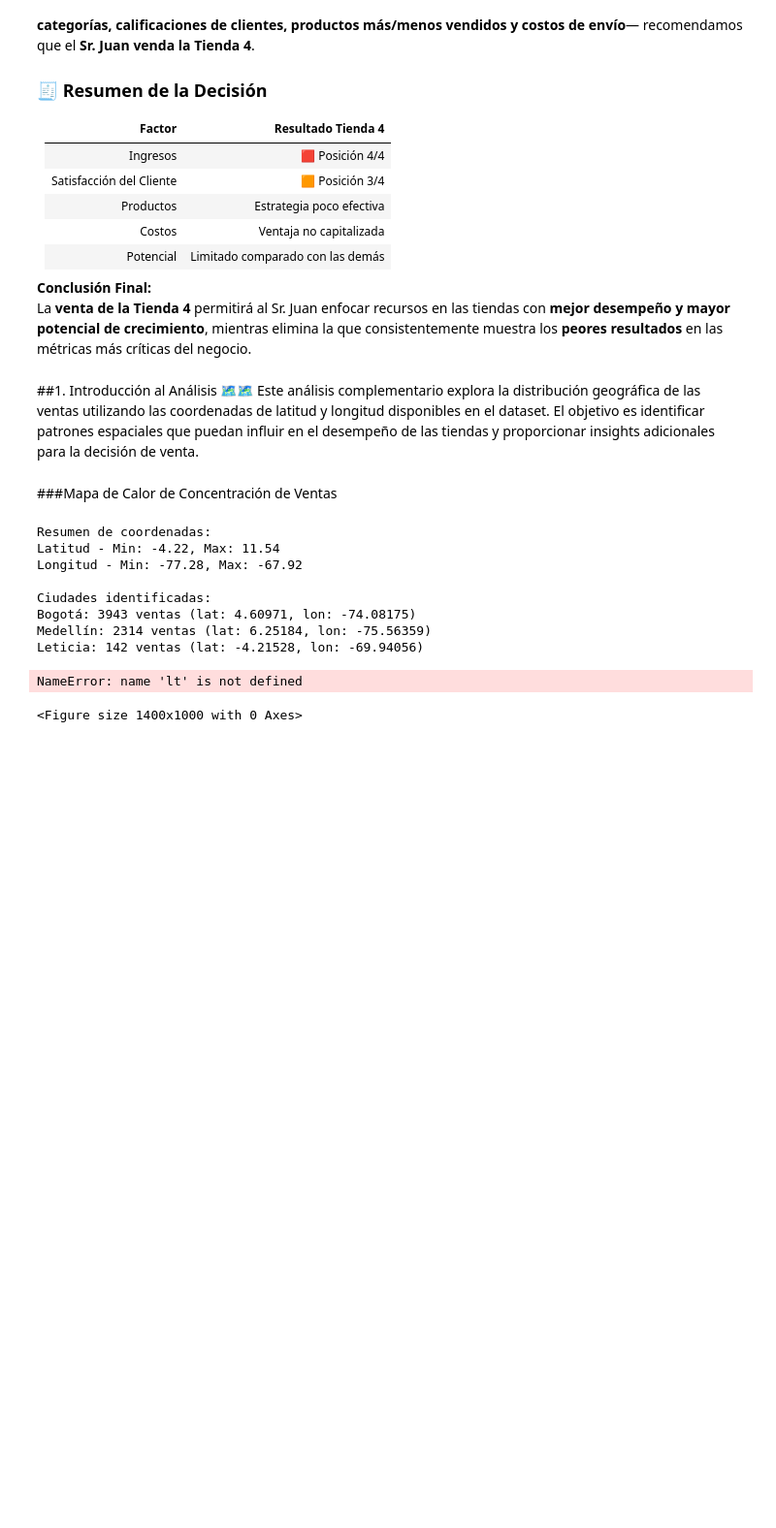
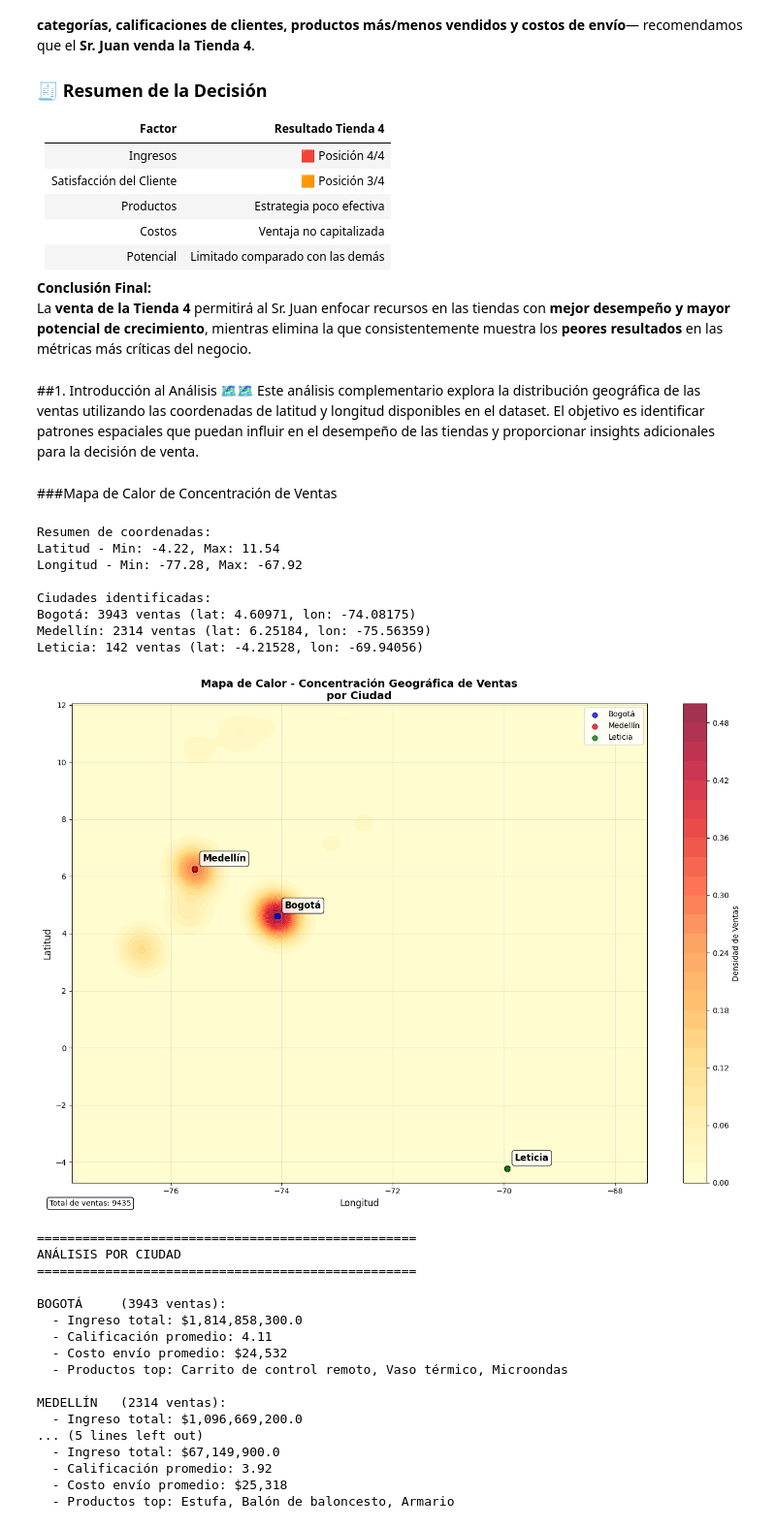
Before and after one commit to navaworkingspaces-collab/challengeone-data-science, a Jupyter notebook: Challenge1.ipynb, the cells around one changed output. Shown: that part at 97% size. Cells and saved outputs as stored; diff of their text form; code cells hidden in the pictures; blank space fills up the shorter version.

```diff
--- a/Challenge1.ipynb
+++ b/Challenge1.ipynb
@@ -531,13 +531,12 @@ X, Y = np.meshgrid(x_grid, y_grid)
 positions = np.vstack([X.ravel(), Y.ravel()])
 Z = np.reshape(kde(positions).T, X.shape)
 
-lt.contourf(X, Y, Z, levels=30, cmap='YlOrRd', alpha=0.8)
+plt.contourf(X, Y, Z, levels=30, cmap='YlOrRd', alpha=0.8)
 plt.colorbar(label='Densidad de Ventas')
 
 colors = {'Bogotá': 'blue', 'Medellín': 'red', 'Leticia': 'green'}
 
 for ciudad, (lat_ref, lon_ref) in ciudades.items():
-
     mask = (df_total['lat'].round(3) == round(lat_ref, 3)) & (df_total['lon'].round(3) == round(lon_ref, 3))
     ciudad_data = df_total[mask]
 
@@ -563,33 +562,48 @@ plt.figtext(0.02, 0.02, f'Total de ventas: {total_ventas}',
            fontsize=10, bbox=dict(boxstyle="round,pad=0.3", facecolor='white'))
 
 plt.tight_layout()
 plt.show()
 
 print("\n" + "="*50)
 print("ANÁLISIS POR CIUDAD")
 print("="*50)
 
 for ciudad, (lat_ref, lon_ref) in ciudades.items():
     mask = (df_total['lat'].round(3) == round(lat_ref, 3)) & (df_total['lon'].round(3) == round(lon_ref, 3))
     ciudad_data = df_total[mask]
 
     if len(ciudad_data) > 0:
         print(f"\n{ciudad.upper():<10} ({len(ciudad_data)} ventas):")
         print(f"  - Ingreso total: ${ciudad_data['Precio'].sum():,}")
         print(f"  - Calificación promedio: {ciudad_data['Calificación'].mean():.2f}")
         print(f"  - Costo envío promedio: ${ciudad_data['Costo de envío'].mean():,.0f}")
 
-
         productos_top = ciudad_data['Producto'].value_counts().head(3)
         print(f"  - Productos top: {', '.join(productos_top.index.tolist())}")
 # %% [output]
 Resumen de coordenadas:
 Latitud - Min: -4.22, Max: 11.54
 Longitud - Min: -77.28, Max: -67.92
 
 Ciudades identificadas:
 Bogotá: 3943 ventas (lat: 4.60971, lon: -74.08175)
 Medellín: 2314 ventas (lat: 6.25184, lon: -75.56359)
 Leticia: 142 ventas (lat: -4.21528, lon: -69.94056)
+[figure, added]
-NameError: name 'lt' is not defined
+==================================================
+ANÁLISIS POR CIUDAD
+==================================================
+
+BOGOTÁ     (3943 ventas):
+  - Ingreso total: $1,814,858,300.0
+  - Calificación promedio: 4.11
+  - Costo envío promedio: $24,532
+  - Productos top: Carrito de control remoto, Vaso térmico, Microondas
+
+MEDELLÍN   (2314 ventas):
+  - Ingreso total: $1,096,669,200.0
+... (5 lines left out)
+  - Ingreso total: $67,149,900.0
+  - Calificación promedio: 3.92
+  - Costo envío promedio: $25,318
+  - Productos top: Estufa, Balón de baloncesto, Armario
-<Figure size 1400x1000 with 0 Axes>
```
